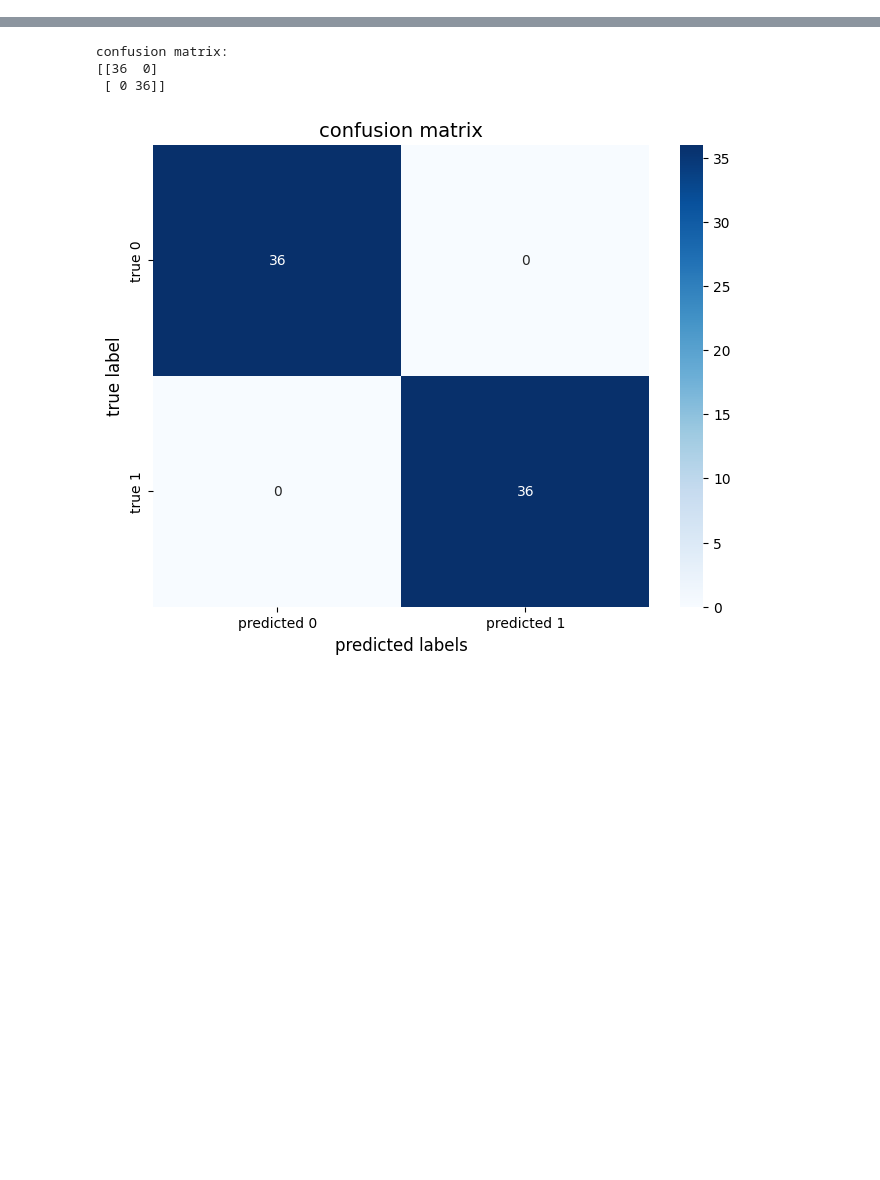
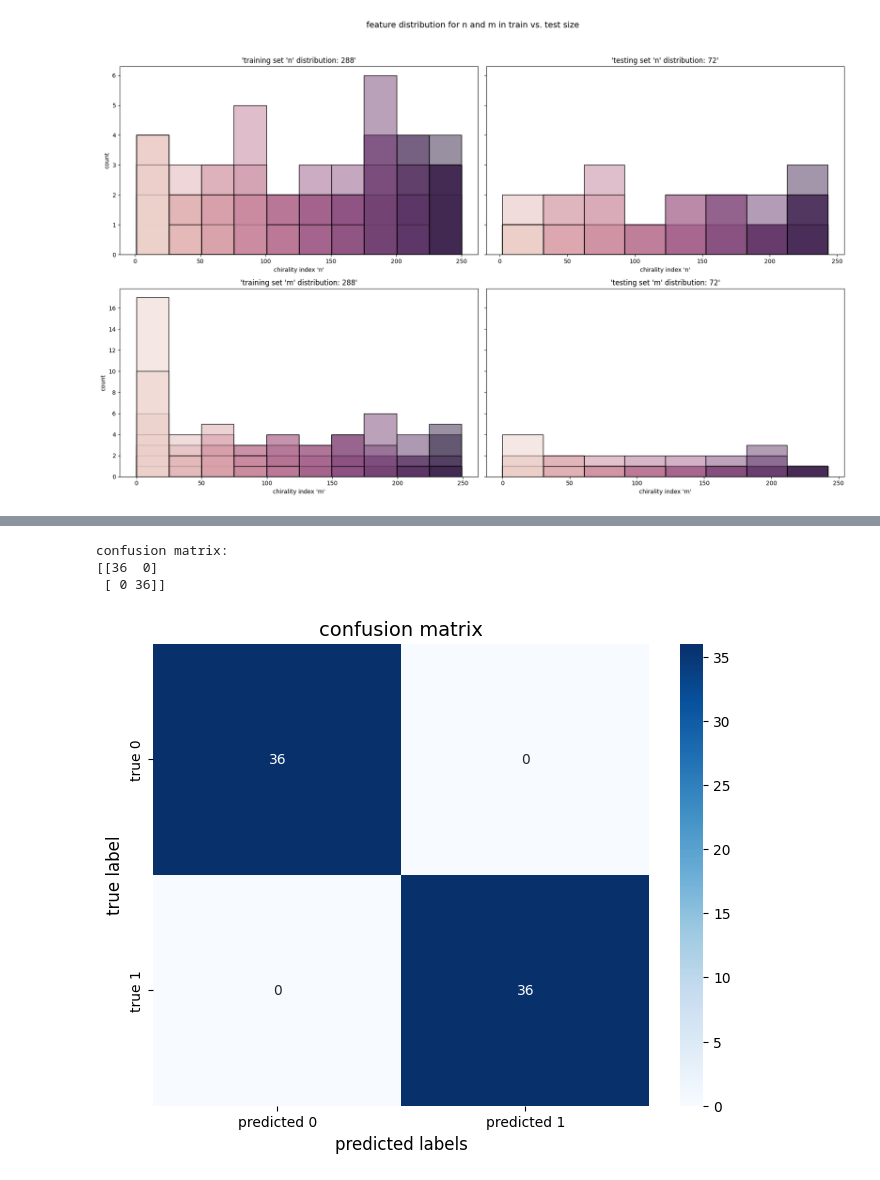
Before and after one commit to q1mora/cnt-property-prediction-using-ml-architectures, a Jupyter notebook: chirality_mlp.ipynb, the cells around one changed output, grey strips where cells are left out. Drawn from its saved outputs; the diff is of its cells as text; code cells hidden in the pictures; blank space fills up the shorter version.

Commit message:
mlp script for predicting chirality indices

```diff
--- a/chirality_mlp.ipynb
+++ b/chirality_mlp.ipynb
@@ -36,3 +42,63 @@ y = data['metallicity'].values
+# %%
+train_data = pd.DataFrame(x_train, columns=features)
+test_data = pd.DataFrame(x_test, columns=features)
+
+# creating the figure with two subplots
+fig, axes = plt.subplots(2, 2, figsize=(18, 12), sharey='row')
+plt.suptitle(f'feature distribution for n and m in train vs. test size', fontsize=14)
+
+
+# plot for 'n' training set
+sns.histplot(data=train_data, x='n', ax=axes[0, 0],
+            color='blue',
+            kde=True,
+            hue='n',
+            legend=False)
+
+axes[0, 0].set_title(f"'training set 'n' distribution: {len(y_train)}'")
+axes[0, 0].set_xlabel("chirality index 'n'")
+axes[0, 0].set_ylabel('count')
+
+
+# plot for 'n' testing set
+sns.histplot(data=test_data, x='n', ax=axes[0, 1],
+            color='green',
+            kde=True,
+            hue='n',
+            legend=False)
+
+axes[0, 1].set_title(f"'testing set 'n' distribution: {len(y_test)}'")
+axes[0, 1].set_xlabel("chirality index 'n'")
+axes[0, 1].set_ylabel('count')
+
+
+# plot 'm' for training set
+sns.histplot(data=train_data, x='m', ax=axes[1, 0],
+            color='blue',
+            kde=True,
+            hue='m',
+            legend=False)
+
+axes[1, 0].set_title(f"'training set 'm' distribution: {len(y_train)}'")
+axes[1, 0].set_xlabel("chirality index 'm'")
+axes[1, 0].set_ylabel('count')
+
+# plot 'm' for testing set
+sns.histplot(data=test_data, x='m', ax=axes[1, 1],
+            color='green',
+            kde=True,
+            hue='m',
+            legend=False)
+
+axes[1, 1].set_title(f"'testing set 'm' distribution: {len(y_test)}'")
+axes[1, 1].set_xlabel("chirality index 'm'")
+axes[1, 1].set_ylabel('count')
+
+plt.tight_layout(rect=[0, 0.03, 1, 0.95])
+plt.savefig('class_distribution_split.png')
+plt.show()
+# %% [output]
+[figure, added]
 # %%
 # preprocess and split data
 scaler = StandardScaler()
```
Also changed, not shown: parts of 10 cells of this notebook.
